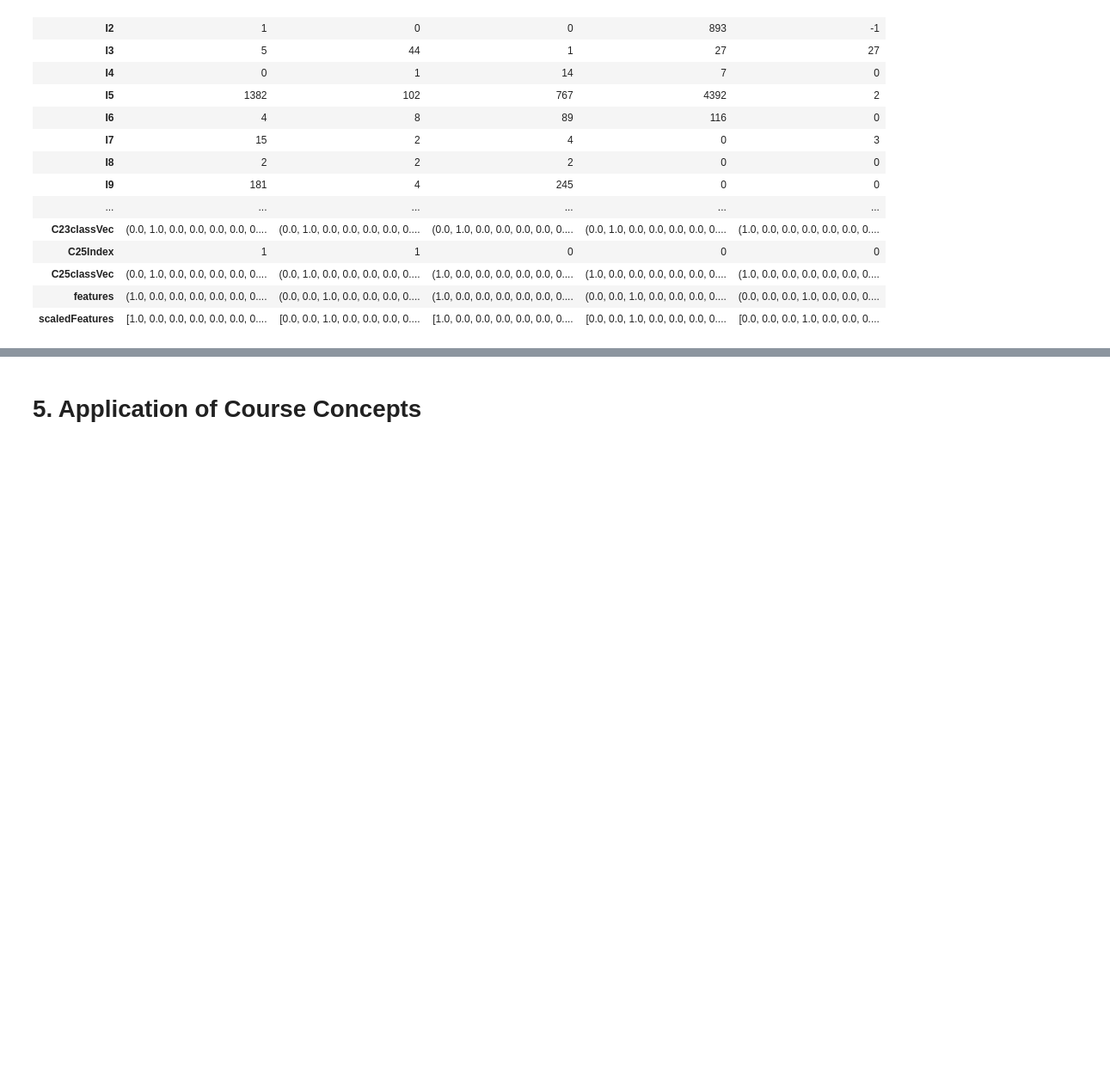
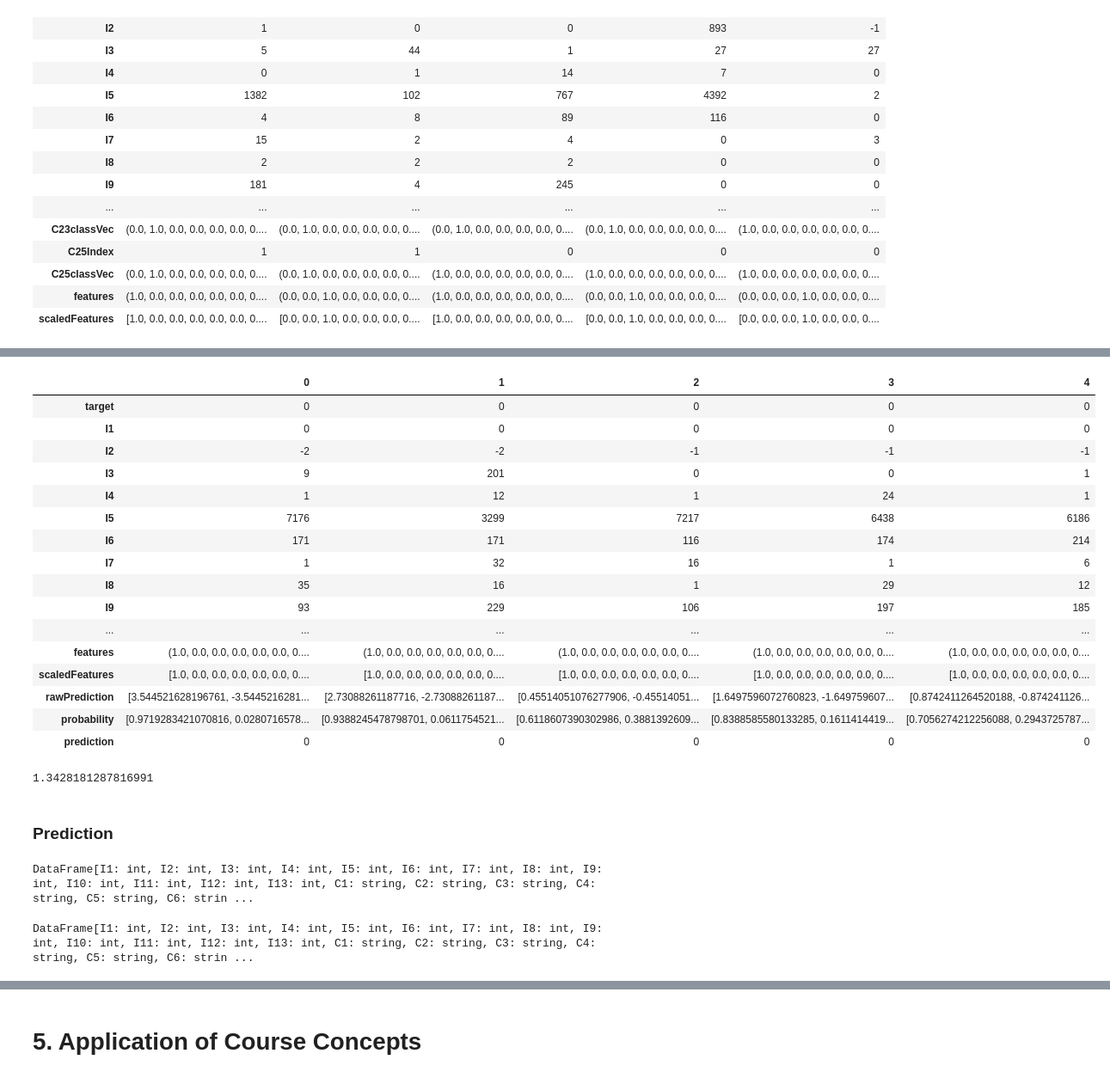
Before and after one commit to ansjory/w261_project, a Jupyter notebook: catherine_fpj_workbook.ipynb, the cells around one changed output, grey strips where cells are left out. Shown at 86% size. Cells and saved outputs as stored; diff of their text form; code cells hidden in the pictures; blank space fills up the shorter version.

```diff
--- a/catherine_fpj_workbook.ipynb
+++ b/catherine_fpj_workbook.ipynb
@@ -505,0 +557,4 @@ display(lrModel, preppedDataDF, "ROC")
+# %%
+# prediction
+predictions = lrModel.transform(test)
+evaluator = BinaryClassificationEvaluator(labelCol = "target")
@@ -505,0 +569,32 @@ display(lrModel, preppedDataDF, "ROC")
+# %%
+pd.DataFrame(predictions.take(5), columns=predictions.columns).transpose()
+# %% [output]
+|  | 0 | 1 | 2 | 3 | 4 |
+| target | 0 | 0 | 0 | 0 | 0 |
+| I1 | 0 | 0 | 0 | 0 | 0 |
+| I2 | -2 | -2 | -1 | -1 | -1 |
+| I3 | 9 | 201 | 0 | 0 | 1 |
+| I4 | 1 | 12 | 1 | 24 | 1 |
+| I5 | 7176 | 3299 | 7217 | 6438 | 6186 |
+| I6 | 171 | 171 | 116 | 174 | 214 |
+| I7 | 1 | 32 | 16 | 1 | 6 |
+| I8 | 35 | 16 | 1 | 29 | 12 |
+| I9 | 93 | 229 | 106 | 197 | 185 |
+| ... | ... | ... | ... | ... | ... |
+| features | (1.0, 0.0, 0.0, 0.0, 0.0, 0.0, 0.... | (1.0, 0.0, 0.0, 0.0, 0.0, 0.0, 0.... | (1.0, 0.0, 0.0, 0.0, 0.0, 0.0, 0.... | (1.0, 0.0, 0.0, 0.0, 0.0, 0.0, 0.... | (1.0, 0.0, 0.0, 0.0, 0.0, 0.0, 0.... |
+| scaledFeatures | [1.0, 0.0, 0.0, 0.0, 0.0, 0.0, 0.... | [1.0, 0.0, 0.0, 0.0, 0.0, 0.0, 0.... | [1.0, 0.0, 0.0, 0.0, 0.0, 0.0, 0.... | [1.0, 0.0, 0.0, 0.0, 0.0, 0.0, 0.... | [1.0, 0.0, 0.0, 0.0, 0.0, 0.0, 0.... |
+| rawPrediction | [3.544521628196761, -3.5445216281... | [2.73088261187716, -2.73088261187... | [0.45514051076277906, -0.45514051... | [1.6497596072760823, -1.649759607... | [0.8742411264520188, -0.874241126... |
+| probability | [0.9719283421070816, 0.0280716578... | [0.9388245478798701, 0.0611754521... | [0.6118607390302986, 0.3881392609... | [0.8388585580133285, 0.1611414419... | [0.7056274212256088, 0.2943725787... |
+| prediction | 0 | 0 | 0 | 0 | 0 |
+# %%
+firstelement=udf(lambda v:float(v[0]),FloatType())
+
+log_loss = (predictions.select(firstelement('probability').alias('probability'), 'target')\
+    .withColumn('logloss', -f.col('target')*f.log(f.col('probability')) - (1.-f.col('target'))*f.log(1.-f.col('probability'))))
+
+logloss = log_loss.agg(f.mean('logloss').alias('ll')).collect()[0]['ll']
+logloss
+# %% [output]
+1.3428181287816991
+# %% [markdown]
+### Prediction
@@ -505,0 +630,5 @@ display(lrModel, preppedDataDF, "ROC")
+# %%
+test_df_tr.cache()
+test_df_impute.unpersist()
+# %% [output]
+DataFrame[I1: int, I2: int, I3: int, I4: int, I5: int, I6: int, I7: int, I8: int, I9: int, I10: int, I11: int, I12: int, I13: int, C1: string, C2: string, C3: string, C4: string, C5: string, C6: strin ...
@@ -505,0 +638,5 @@ display(lrModel, preppedDataDF, "ROC")
+# %%
+test_predictions.cache()
+test_df.unpersist()
+# %% [output]
+DataFrame[I1: int, I2: int, I3: int, I4: int, I5: int, I6: int, I7: int, I8: int, I9: int, I10: int, I11: int, I12: int, I13: int, C1: string, C2: string, C3: string, C4: string, C5: string, C6: strin ...
```
Also changed, not shown: parts of 38 cells of this notebook.
